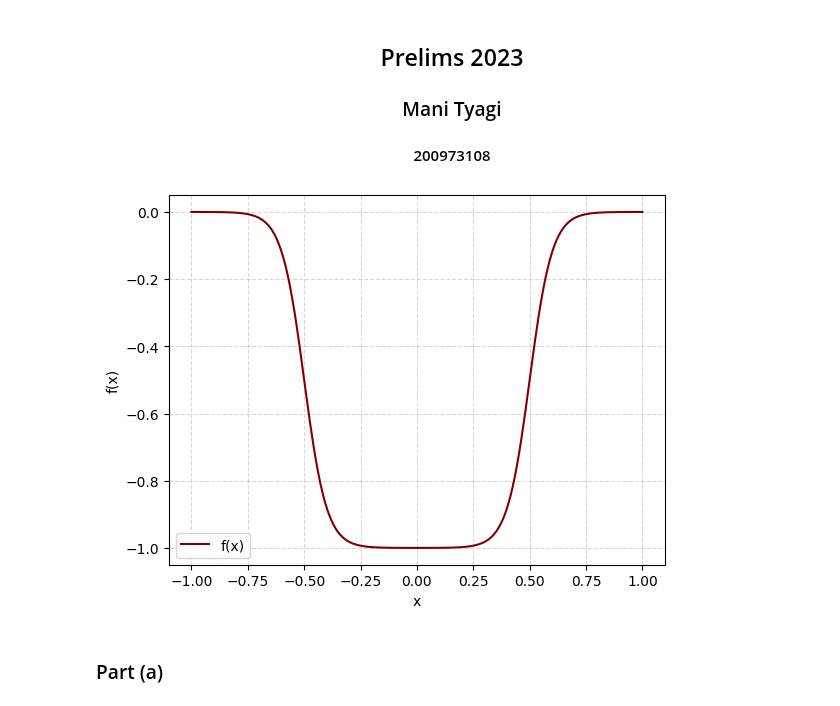
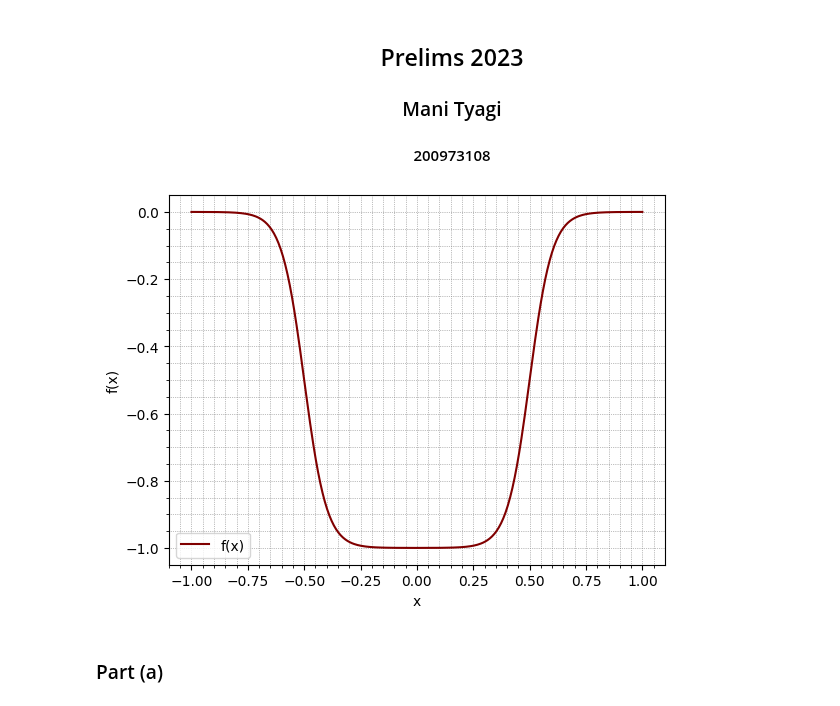
Before and after one commit to Mani0237/Prelims, a Jupyter notebook: 2023/wang.ipynb, the cells around one changed output. Cells and saved outputs as stored; diff of their text form; code cells hidden in the pictures.

```diff
--- a/2023/wang.ipynb
+++ b/2023/wang.ipynb
@@ -10,17 +10,18 @@ from scipy.integrate import quad
 # %%
 def f(x):
     return (np.tanh(10*x - 5) - np.tanh(10*x+5))/2
 
 # plotting the function
 x = np.linspace(-1,1,400)
 plt.plot(x, f(x),color='maroon',label='f(x)')
 plt.xlabel('x')
 plt.ylabel('f(x)')
-plt.grid(True,linestyle='dashed',alpha=0.3,color='gray')
+plt.minorticks_on()
+plt.grid(True, which='both', linestyle=':', linewidth='0.5', color='gray')
 plt.legend()
 plt.show()
 # %% [output]
-[figure, old version]
+[figure, new version]
 # %% [markdown]
 ### Part (a)
 # %%
```
Also changed, not shown: parts of 7 cells of this notebook, 2 other files.
